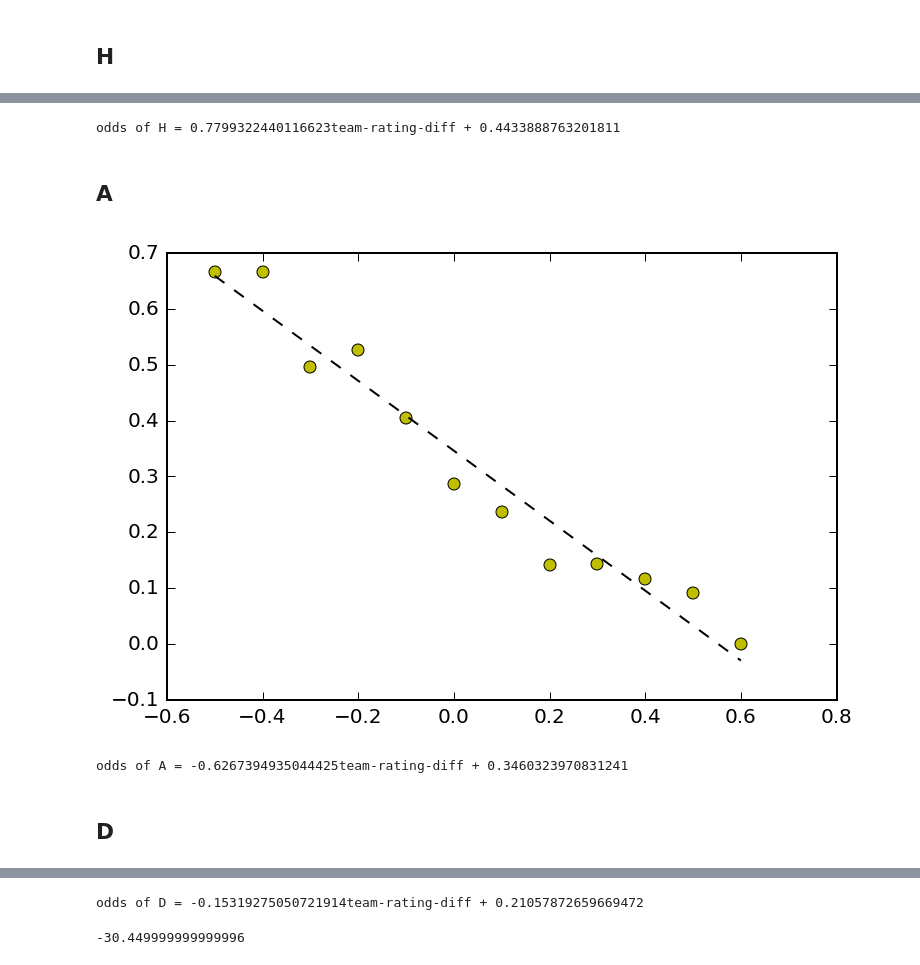
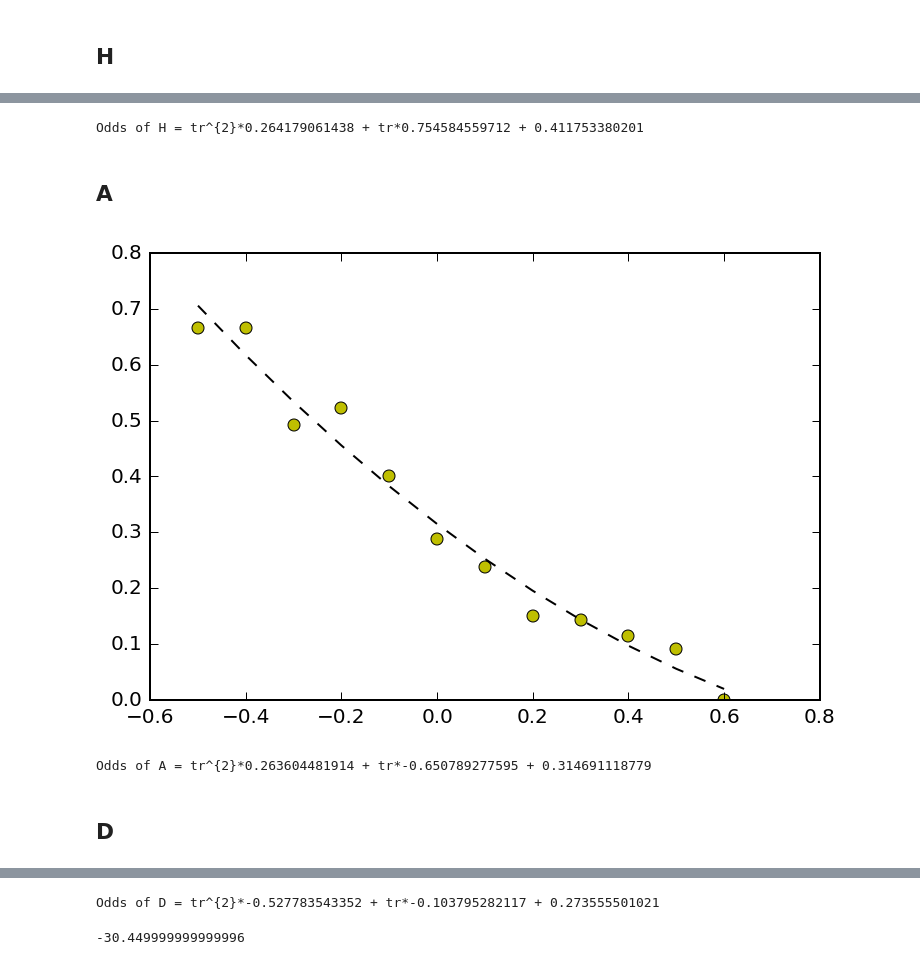
Before and after one commit to allanderek/football-analysis, a Jupyter notebook: betting-strategies.ipynb, the cells around one changed output, grey strips where cells are left out. Saved outputs shown, nothing was run; the diff lists cells and outputs as text; code cells hidden in the pictures.

Commit message:
Updated betting strategies to use a quadratic rather than linear function for estimating odds based on team rating difference. This is particularly important for draws which clearly are not linear.

```diff
--- a/betting-strategies.ipynb
+++ b/betting-strategies.ipynb
@@ -24,15 +24,23 @@ result_ys = {result: [get_y(x, result) for x in xs] for result in possible_resul
 for result in possible_results:
     display(HTML('<h2>{0}</h2>'.format(result)))
     ys = result_ys[result]
-    fit = numpy.polyfit(xs,ys,1)
+    degree = 2
+    fit = numpy.polyfit(xs,ys,degree)
     fit_fn = numpy.poly1d(fit)
     # fit_fn is now a function which takes in x and returns an estimate for y
 
     plot.plot(xs, ys, 'yo', xs, fit_fn(xs), '--k')
     plot.show()
     plot.close()
-    # plot.xlim(0, 5)
-    # plot.ylim(0, 12)
-    print("odds of {0} = {1}team-rating-diff + {2}".format(result, fit[0], fit[1]))
+    def get_term(d, f):
+        if d == 0:
+            return str(f)
+        elif d == 1:
+            return "tr*" + str(f)
+        else:
+            return "tr^{" + str(d) + "}*" + str(f)
+
+    terms = [get_term(d, f) for d, f in zip(range(degree, -1, -1), fit)]
+    print ("Odds of {} = {}".format(result, " + ".join(terms)))
 # %% [output]
 H
@@ -40,5 +48,5 @@ H
-odds of H = 0.7799322440116623team-rating-diff + 0.4433888763201811
+Odds of H = tr^{2}*0.264179061438 + tr*0.754584559712 + 0.411753380201
 A
-[figure, old version]
+[figure, new version]
-odds of A = -0.6267394935044425team-rating-diff + 0.3460323970831241
+Odds of A = tr^{2}*0.263604481914 + tr*-0.650789277595 + 0.314691118779
 D
@@ -46,4 +54,4 @@ D
-odds of D = -0.15319275050721914team-rating-diff + 0.21057872659669472
+Odds of D = tr^{2}*-0.527783543352 + tr*-0.103795282117 + 0.273555501021
 # %%
 def relevant_odds(match):
     return {'H': match.BbAvH, 'A': match.BbAvA, 'D': match.BbAvD}[match.FTR]
```
Also changed, not shown: parts of 1 cell of this notebook.
